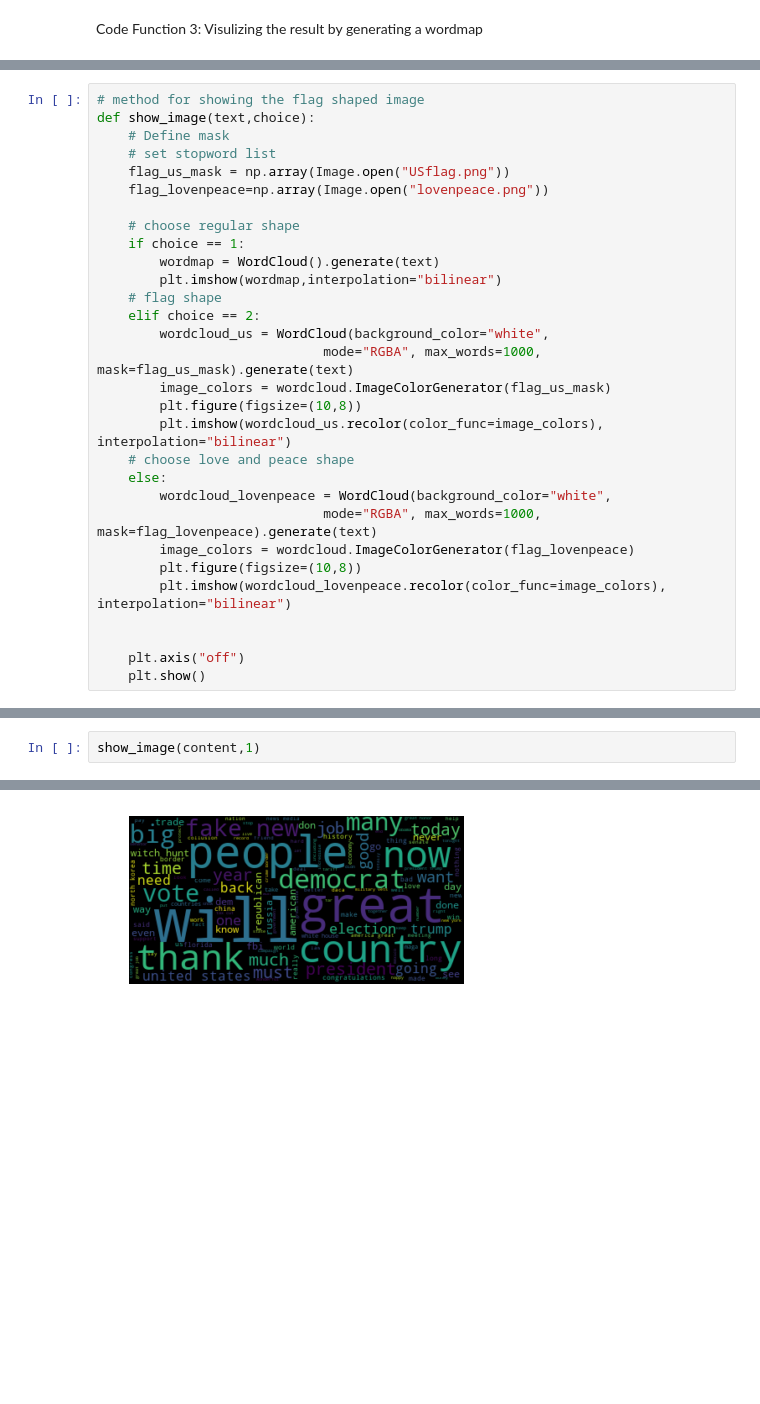
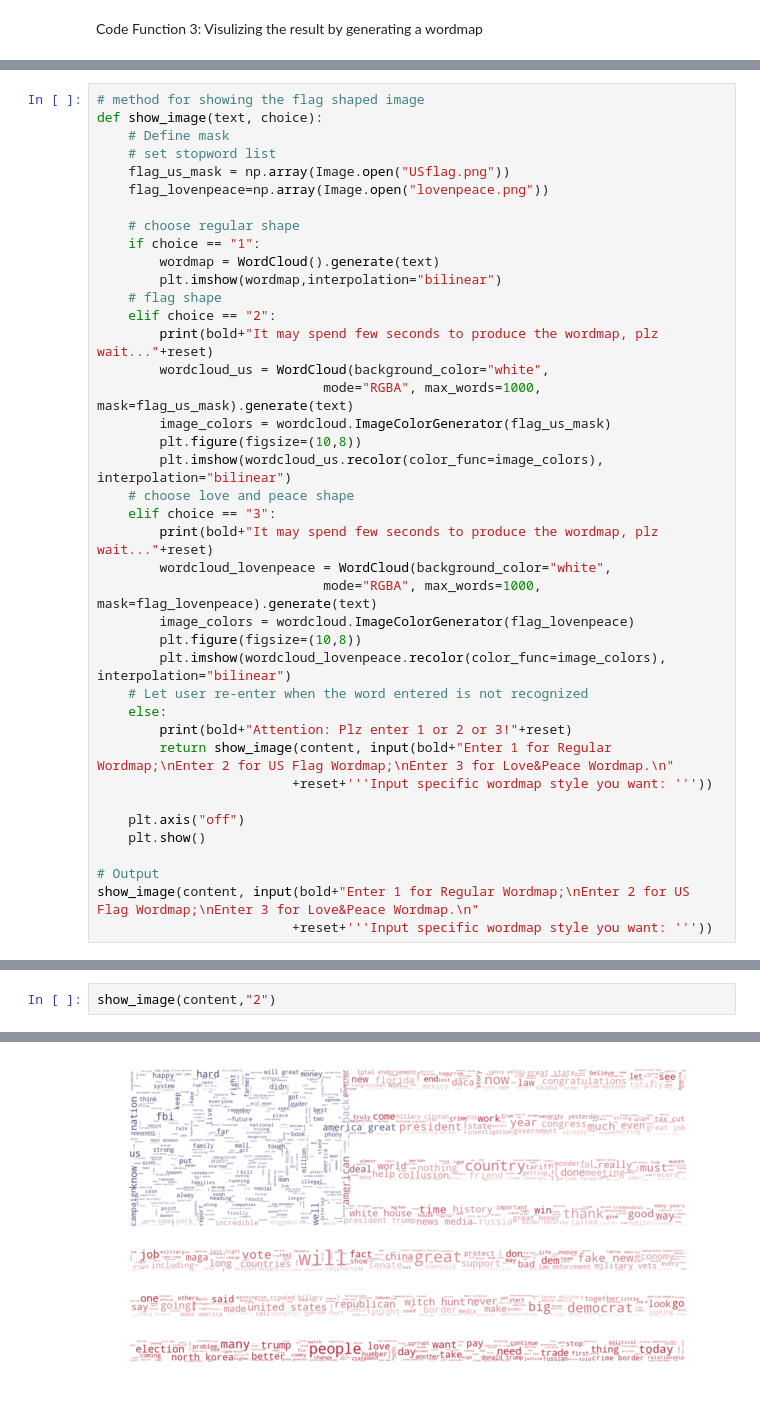
Before and after one commit to ariel7663/23333, a Jupyter notebook: Final.ipynb, the cells around one changed output, grey strips where cells are left out. Saved outputs shown, nothing was run; the diff lists cells and outputs as text; blank space fills up the shorter version.

Commit message:
Add let user to choose wordmap style

```diff
--- a/Final.ipynb
+++ b/Final.ipynb
@@ -246,30 +202,40 @@ import wordcloud
 # %%
 # method for showing the flag shaped image
-def show_image(text,choice):
+def show_image(text, choice):
     # Define mask
     # set stopword list
     flag_us_mask = np.array(Image.open("USflag.png"))
     flag_lovenpeace=np.array(Image.open("lovenpeace.png"))
 
     # choose regular shape
-    if choice == 1:
+    if choice == "1":
         wordmap = WordCloud().generate(text)
         plt.imshow(wordmap,interpolation="bilinear")
     # flag shape
-    elif choice == 2:
+    elif choice == "2":
+        print(bold+"It may spend few seconds to produce the wordmap, plz wait..."+reset)
         wordcloud_us = WordCloud(background_color="white",
                              mode="RGBA", max_words=1000, mask=flag_us_mask).generate(text)
         image_colors = wordcloud.ImageColorGenerator(flag_us_mask)
         plt.figure(figsize=(10,8))
         plt.imshow(wordcloud_us.recolor(color_func=image_colors), interpolation="bilinear")
     # choose love and peace shape
-    else:
+    elif choice == "3":
+        print(bold+"It may spend few seconds to produce the wordmap, plz wait..."+reset)
         wordcloud_lovenpeace = WordCloud(background_color="white",
                              mode="RGBA", max_words=1000, mask=flag_lovenpeace).generate(text)
         image_colors = wordcloud.ImageColorGenerator(flag_lovenpeace)
         plt.figure(figsize=(10,8))
         plt.imshow(wordcloud_lovenpeace.recolor(color_func=image_colors), interpolation="bilinear")
-
+    # Let user re-enter when the word entered is not recognized
+    else:
+        print(bold+"Attention: Plz enter 1 or 2 or 3!"+reset)
+        return show_image(content, input(bold+"Enter 1 for Regular Wordmap;\nEnter 2 for US Flag Wordmap;\nEnter 3 for Love&Peace Wordmap.\n"
+                         +reset+'''Input specific wordmap style you want: '''))
 
     plt.axis("off")
     plt.show()
+
+# Output
+show_image(content, input(bold+"Enter 1 for Regular Wordmap;\nEnter 2 for US Flag Wordmap;\nEnter 3 for Love&Peace Wordmap.\n"
+                         +reset+'''Input specific wordmap style you want: '''))
@@ -276,3 +263,3 @@ def show_image(text,choice):
 # %%
-show_image(content,1)
+show_image(content,"2")
 # %% [output]
@@ -279,2 +267,2 @@ show_image(content,1)
-[figure, old version]
+[figure, new version]
 # %%
```
Also changed, not shown: parts of 12 cells of this notebook.
